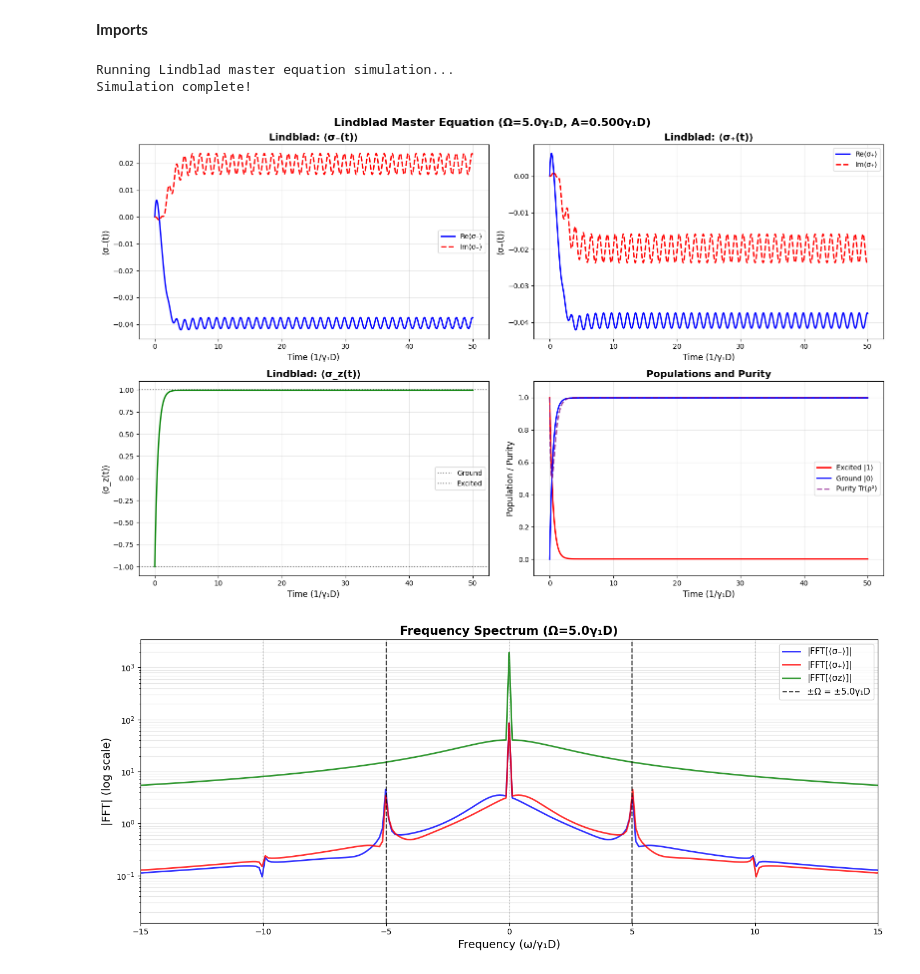
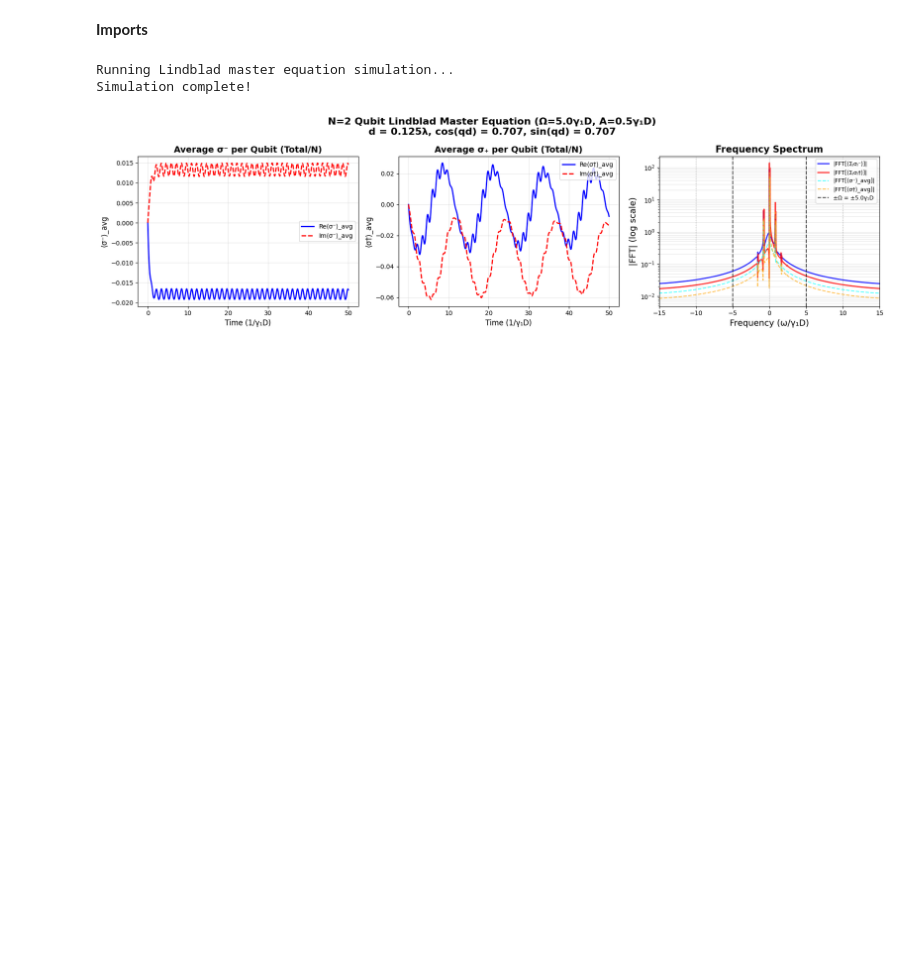
Before and after one commit to JoshuaTan42/QuantumPhotonics, a Jupyter notebook: FrequencyCombs.ipynb, the cells around one changed output. Drawn from its saved outputs; the diff is of its cells as text; code cells hidden in the pictures; blank space fills up the shorter version.

```diff
--- a/FrequencyCombs.ipynb
+++ b/FrequencyCombs.ipynb
@@ -42,8 +55,18 @@ A = 0.5 * gamma_1D # Modulation amplitude
 D = 0.5        # Detuning
 Omega_R = 0.1 * gamma_1D  # Weak driving
 alpha = np.pi
+d = np.pi/4
+q = 2 * np.pi
 
-psi_ground = np.array([0, 1], dtype=complex)  # Initial ground state, outer product
+N = 2
+dim = 2**N
+
+# Initial state: all qubits in ground state |gg...g⟩
+psi_ground = np.zeros(dim, dtype=complex)
+psi_ground[0] = 1.0
+
+# Define qubit positions
+z_positions = np.array([j * (d/q) for j in range(N)])
 
 t_final = 50 / gamma_1D
 times = np.linspace(0, t_final, 2000)  # More points for better FFT resolution
@@ -246,13 +367,12 @@ def plot_lindblad_expectation_values(times, expect_vals):
 # %%
 # Run Lindblad simulation
 print("Running Lindblad master equation simulation...")
-lindblad_solution, lindblad_expect = simulate_lindblad(times, psi_ground)
+solution, expect_vals = simulate_lindblad(times, psi_ground, N=N, z_positions=z_positions, q=q)
 print("Simulation complete!")
 
-fig_time, fig_freq = plot_lindblad_expectation_values(times, lindblad_expect)
+fig = plot_lindblad_expectation_values(times, expect_vals, N=N, z_positions=z_positions)
 plt.show()
 # %% [output]
 Running Lindblad master equation simulation...
 Simulation complete!
-[figure, old version]
+[figure, new version]
-[figure, removed]
```
Also changed, not shown: parts of 5 cells of this notebook.
